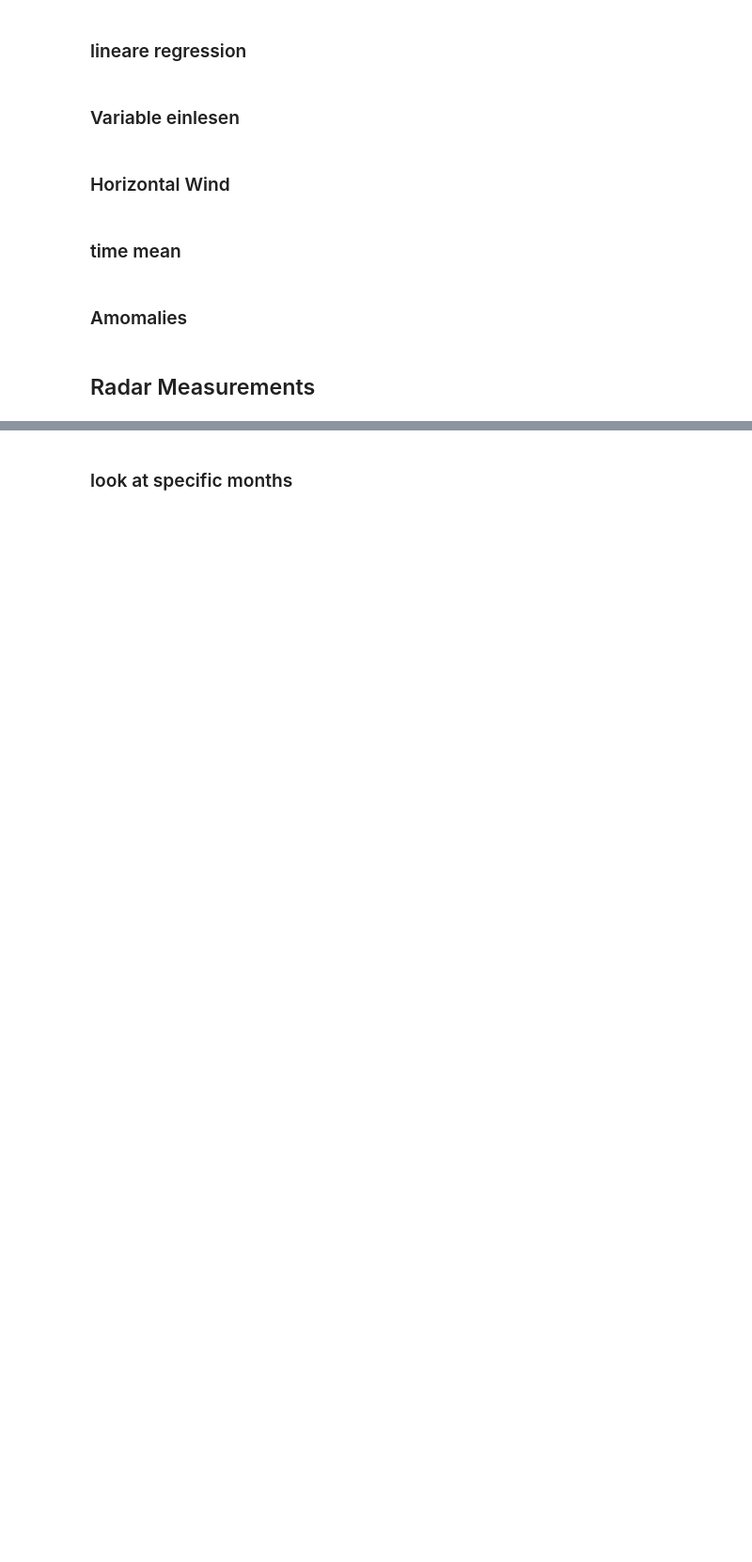
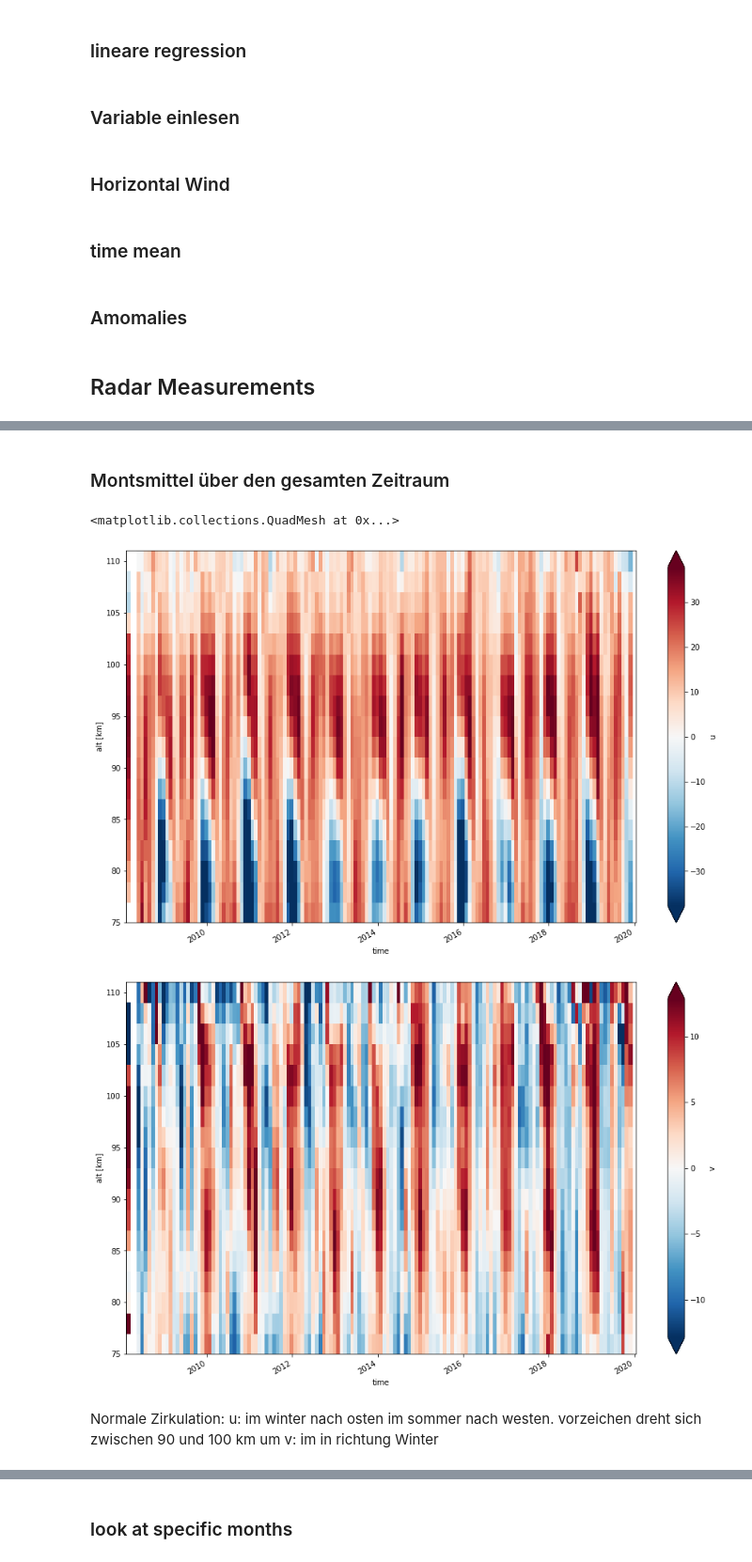
Before and after one commit to VACILT/trends_project, a Jupyter notebook: data_introduction_jason.ipynb, the cells around one changed output, grey strips where cells are left out. Shown at 94% size. Saved outputs shown, nothing was run; the diff lists cells and outputs as text; code cells hidden in the pictures; blank space fills up the shorter version.

```diff
--- a/data_introduction_jason.ipynb
+++ b/data_introduction_jason.ipynb
@@ -236,0 +212,16 @@ Coordinates:
+# %% [markdown]
+### Montsmittel über den gesamten Zeitraum
+# %%
+#u_radar_monthly_ano.plot(x = 'time')
+u_radar_monthly_slice=u_radar_monthly.sel(alt = slice(75,110))
+u_radar_monthly_slice.plot(x='time',robust=True,figsize = [15,9])
+v_radar_monthly_slice=v_radar_monthly.sel(alt = slice(75,110))
+v_radar_monthly_slice.plot(x='time',robust=True,figsize = [15,9])
+# %% [output]
+<matplotlib.collections.QuadMesh at 0x...>
+[figure, added]
+[figure, added]
+# %% [markdown]
+Normale Zirkulation:
+u: im winter nach osten im sommer nach westen. vorzeichen dreht sich zwischen 90 und 100 km um
+v: im in richtung Winter
```
Also changed, not shown: parts of 35 cells of this notebook.
